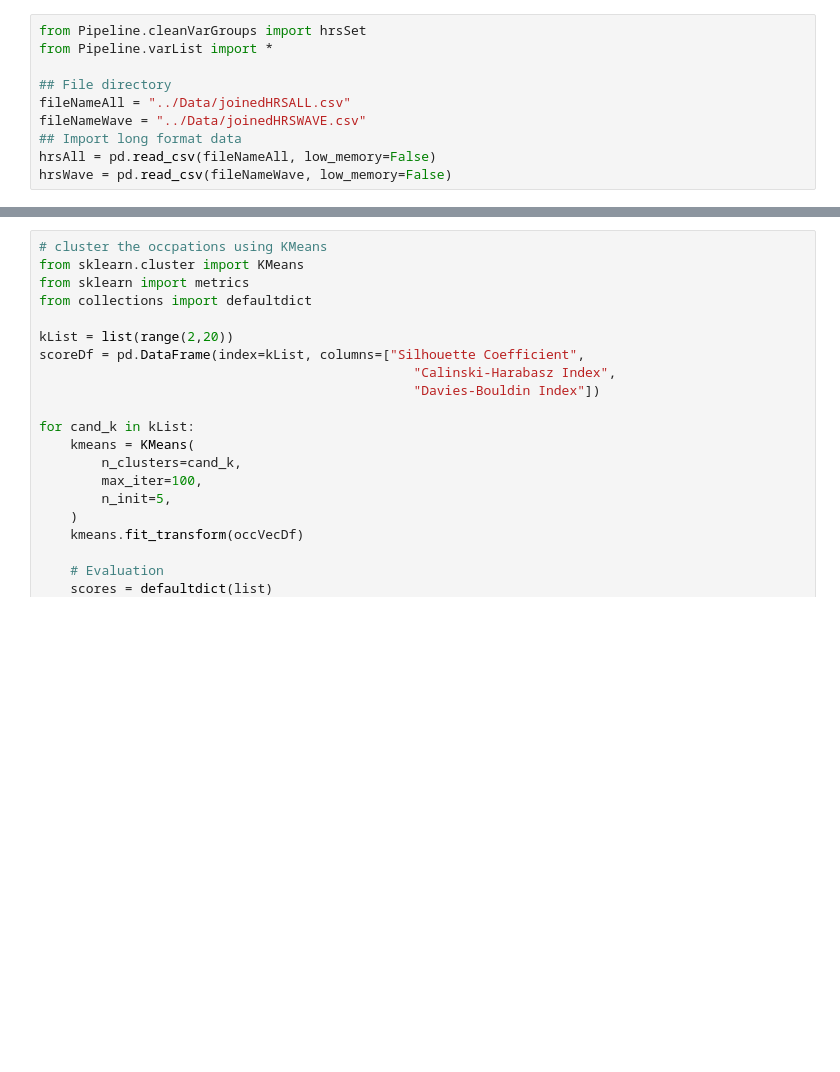
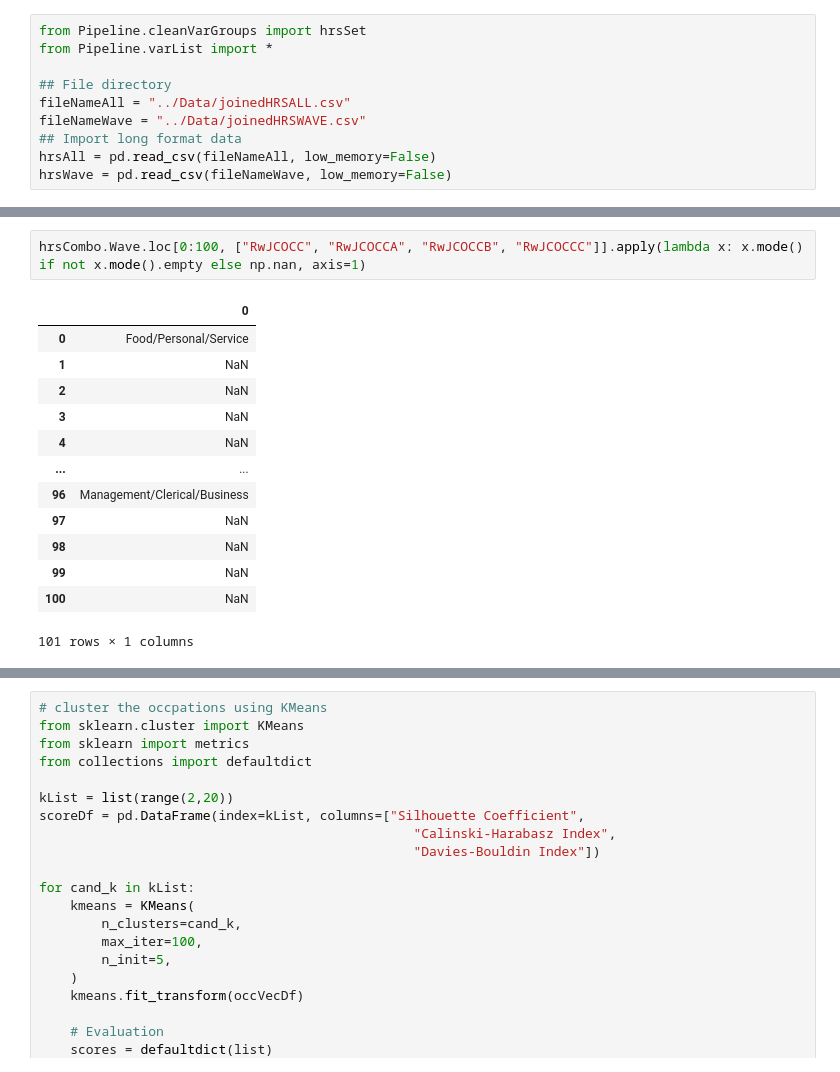
Before and after one commit to Owen-Darkhorse/Inter-Univer-Health-Data, a Jupyter notebook: Code/240615-Preproc-Pipeline.ipynb, the cells around one changed output, grey strips where cells are left out. Saved outputs shown, nothing was run; the diff lists cells and outputs as text; blank space fills up the shorter version.

```diff
--- a/Code/240615-Preproc-Pipeline.ipynb
+++ b/Code/240615-Preproc-Pipeline.ipynb
@@ -136,3 +152,19 @@ hrsCombo.Wave["RwJOCCSD"].describe()
+# %%
+hrsCombo.Wave.loc[0:100, ["RwJCOCC", "RwJCOCCA", "RwJCOCCB", "RwJCOCCC"]].apply(lambda x: x.mode() if not x.mode().empty else np.nan, axis=1)
+# %% [output]
+|  | 0 |
+| 0 | Food/Personal/Service |
+| 1 | NaN |
+| 2 | NaN |
+| 3 | NaN |
+| 4 | NaN |
+| ... | ... |
+| 96 | Management/Clerical/Business |
+| 97 | NaN |
+| 98 | NaN |
+| 99 | NaN |
+| 100 | NaN |
+101 rows × 1 columns
 # %%
 del hrsAll, hrsWave
 gc.collect()
```
Also changed, not shown: parts of 2 cells of this notebook, 1 other file.
